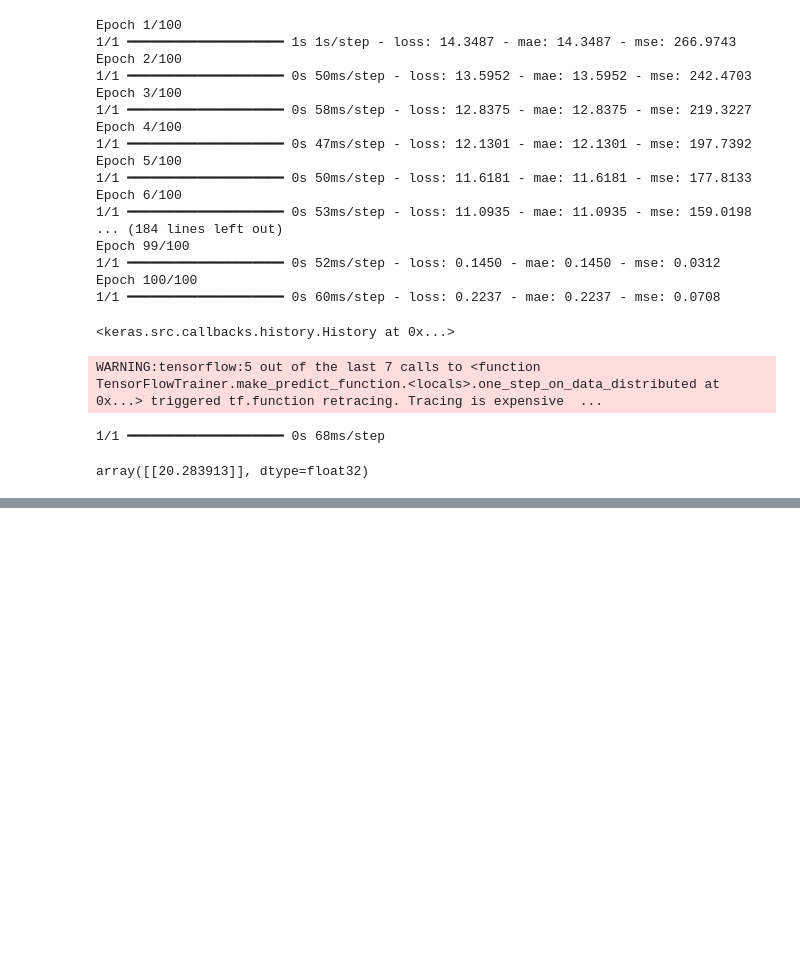
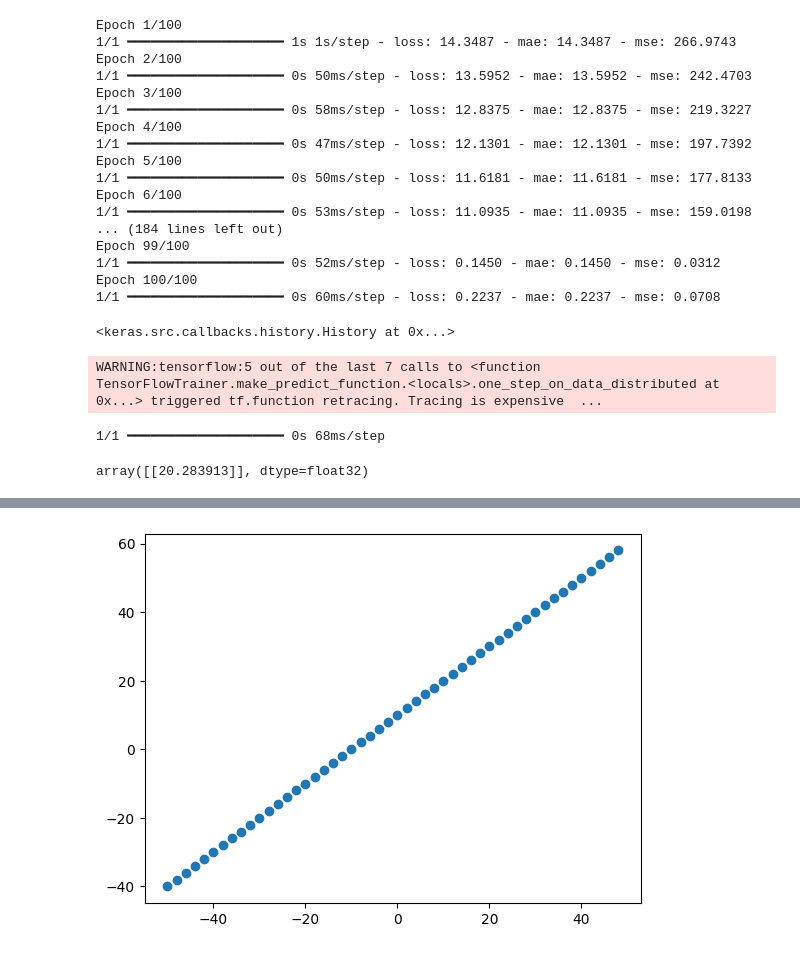
Before and after one commit to Ashwin-2408/Tensor_Flow_Learning, a Jupyter notebook: notebooks/Neural_Network_Regression.ipynb, the cells around one changed output, grey strips where cells are left out. Saved outputs shown, nothing was run; the diff lists cells and outputs as text; code cells hidden in the pictures; blank space fills up the shorter version.

Commit message:
Learned about Evaluating a model(Visualization),visualizing the data and visualiziing the model(model summary)

```diff
--- a/notebooks/Neural_Network_Regression.ipynb
+++ b/notebooks/Neural_Network_Regression.ipynb
@@ -276,0 +292,6 @@ array([[20.283913]], dtype=float32)
+# %%
+#Creating a bigger dataset
+import tensorflow as tf
+X=tf.range(-50,50,2)
+Y=X+10
+X,Y
@@ -276,0 +309,7 @@ array([[20.283913]], dtype=float32)
+# %%
+#Plotting the data
+import matplotlib.pyplot as plt
+plt.scatter(X,Y)
+plt.show()
+# %% [output]
+[figure, added]
```
Also changed, not shown: parts of 19 cells of this notebook.
